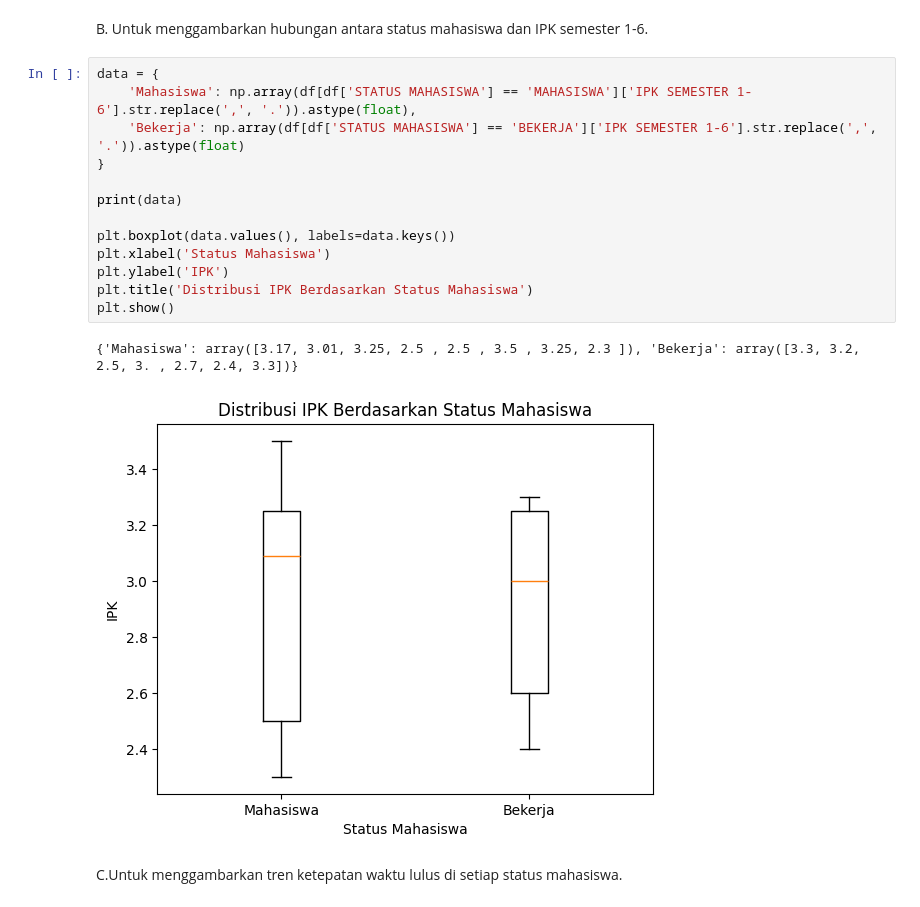
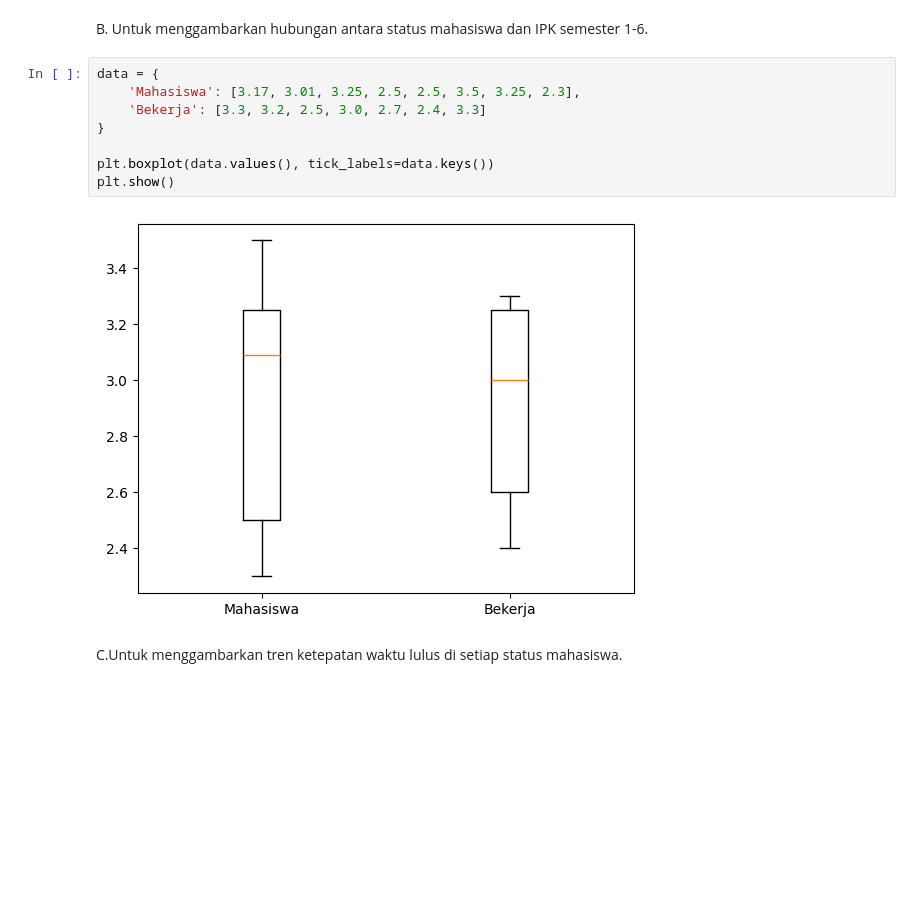
Before and after one commit to VentiTempest/DataScience, a Jupyter notebook: Tugas Kelompok 1.ipynb, the cells around one changed output. Saved outputs shown, nothing was run; the diff lists cells and outputs as text; blank space fills up the shorter version.

```diff
--- a/Tugas Kelompok 1.ipynb
+++ b/Tugas Kelompok 1.ipynb
@@ -30,22 +30,16 @@ count_plot = sns.countplot(data=df, x='JENIS KELAMIN', hue='STATUS KELULUSAN')
 [figure]
 # %% [markdown]
 B. Untuk menggambarkan hubungan antara status mahasiswa dan IPK semester 1-6.
-# %%
-data = {
-    'Mahasiswa': np.array(df[df['STATUS MAHASISWA'] == 'MAHASISWA']['IPK SEMESTER 1-6'].str.replace(',', '.')).astype(float),
-    'Bekerja': np.array(df[df['STATUS MAHASISWA'] == 'BEKERJA']['IPK SEMESTER 1-6'].str.replace(',', '.')).astype(float)
-}
-
-print(data)
-
-plt.boxplot(data.values(), labels=data.keys())
-plt.xlabel('Status Mahasiswa')
-plt.ylabel('IPK')
-plt.title('Distribusi IPK Berdasarkan Status Mahasiswa')
-plt.show()
-# %% [output]
-{'Mahasiswa': array([3.17, 3.01, 3.25, 2.5 , 2.5 , 3.5 , 3.25, 2.3 ]), 'Bekerja': array([3.3, 3.2, 2.5, 3. , 2.7, 2.4, 3.3])}
-[figure, removed]
+# %%
+data = {
+    'Mahasiswa': [3.17, 3.01, 3.25, 2.5, 2.5, 3.5, 3.25, 2.3],
+    'Bekerja': [3.3, 3.2, 2.5, 3.0, 2.7, 2.4, 3.3]
+}
+
+plt.boxplot(data.values(), tick_labels=data.keys())
+plt.show()
+# %% [output]
+[figure, added]
 # %% [markdown]
 C.Untuk menggambarkan tren ketepatan waktu lulus di setiap status mahasiswa.
 # %%
```
